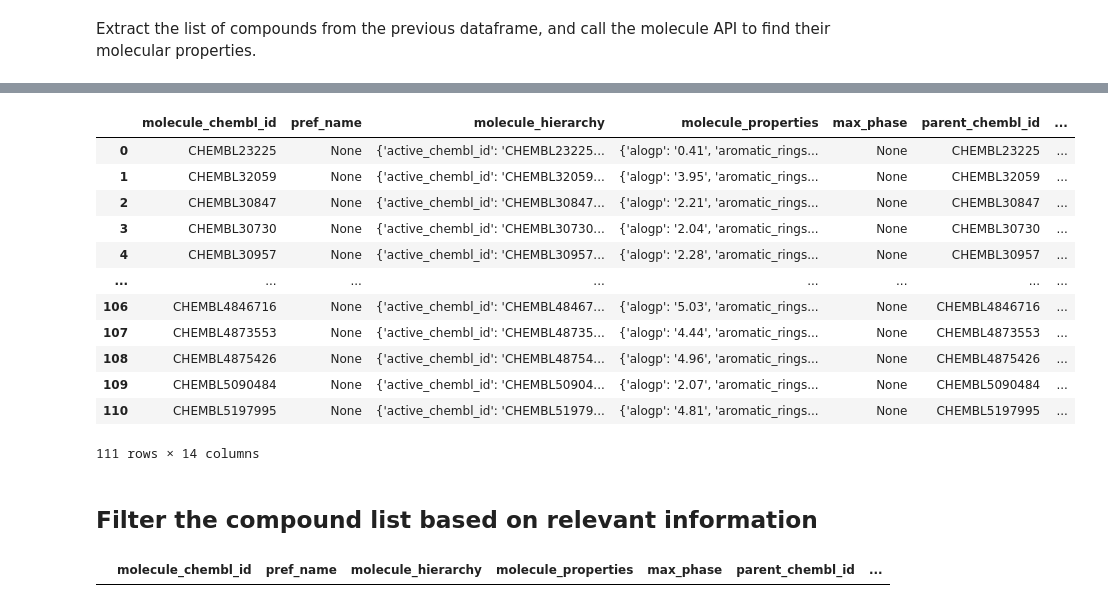
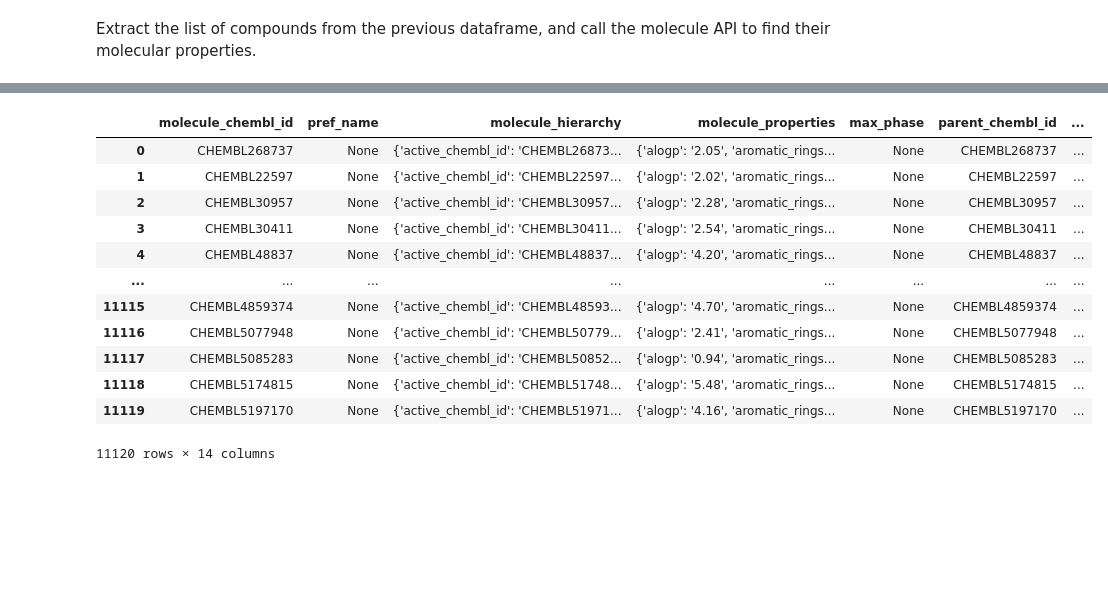
Before and after one commit to Biocomputing-Teaching/Carla-F-TFM, a Jupyter notebook: code/tfm.ipynb, the cells around one changed output, grey strips where cells are left out. Saved outputs shown, nothing was run; the diff lists cells and outputs as text; code cells hidden in the pictures; blank space fills up the shorter version.

```diff
--- a/code/tfm.ipynb
+++ b/code/tfm.ipynb
@@ -332,48 +387,17 @@ print(mol_df)
-# %%
-#Physicochemical properties (only report if cells are not null)
-#mol_df['acd_logd'] = mol_df.loc[ mol_df['molecule_properties'].notnull(), 'molecule_properties'].apply(lambda x: x['acd_logd'])
-#mol_df['acd_logp'] = mol_df.loc[ mol_df['molecule_properties'].notnull(), 'molecule_properties'].apply(lambda x: x['acd_logp'])
-#mol_df['acd_most_apka'] = mol_df.loc[ mol_df['molecule_properties'].notnull(), 'molecule_properties'].apply(lambda x: x['acd_most_apka'])
-#mol_df['acd_most_bpka'] = mol_df.loc[ mol_df['molecule_properties'].notnull(), 'molecule_properties'].apply(lambda x: x['acd_most_bpka'])
-mol_df['alogp'] = mol_df.loc[ mol_df['molecule_properties'].notnull(), 'molecule_properties'].apply(lambda x: x['alogp'])
-mol_df['hba'] = mol_df.loc[ mol_df['molecule_properties'].notnull(), 'molecule_properties'].apply(lambda x: x['hba'])
-mol_df['hbd'] = mol_df.loc[ mol_df['molecule_properties'].notnull(), 'molecule_properties'].apply(lambda x: x['hbd'])
-mol_df['mw_freebase'] = mol_df.loc[ mol_df['molecule_properties'].notnull(), 'molecule_properties'].apply(lambda x: x['mw_freebase']) #This is the mwt of the parent compound
-mol_df['full_mwt'] = mol_df.loc[ mol_df['molecule_properties'].notnull(), 'molecule_properties'].apply(lambda x: x['full_mwt']) #This is the mwt of the full compound including any salt
-mol_df['num_ro5_violations'] = mol_df.loc[ mol_df['molecule_properties'].notnull(), 'molecule_properties'].apply(lambda x: x['num_ro5_violations'])
-mol_df['psa'] = mol_df.loc[ mol_df['molecule_properties'].notnull(), 'molecule_properties'].apply(lambda x: x['psa'])
-mol_df['heavy_atoms'] = mol_df.loc[ mol_df['molecule_properties'].notnull(), 'molecule_properties'].apply(lambda x: x['heavy_atoms'])
-
-mol_df
-# %% [output]
-|  | molecule_chembl_id | pref_name | molecule_hierarchy | molecule_properties | max_phase | parent_chembl_id | ... |
-| 0 | CHEMBL23225 | None | {'active_chembl_id': 'CHEMBL23225... | {'alogp': '0.41', 'aromatic_rings... | None | CHEMBL23225 | ... |
-| 1 | CHEMBL32059 | None | {'active_chembl_id': 'CHEMBL32059... | {'alogp': '3.95', 'aromatic_rings... | None | CHEMBL32059 | ... |
-| 2 | CHEMBL30847 | None | {'active_chembl_id': 'CHEMBL30847... | {'alogp': '2.21', 'aromatic_rings... | None | CHEMBL30847 | ... |
-| 3 | CHEMBL30730 | None | {'active_chembl_id': 'CHEMBL30730... | {'alogp': '2.04', 'aromatic_rings... | None | CHEMBL30730 | ... |
-| 4 | CHEMBL30957 | None | {'active_chembl_id': 'CHEMBL30957... | {'alogp': '2.28', 'aromatic_rings... | None | CHEMBL30957 | ... |
-| ... | ... | ... | ... | ... | ... | ... | ... |
-| 106 | CHEMBL4846716 | None | {'active_chembl_id': 'CHEMBL48467... | {'alogp': '5.03', 'aromatic_rings... | None | CHEMBL4846716 | ... |
-| 107 | CHEMBL4873553 | None | {'active_chembl_id': 'CHEMBL48735... | {'alogp': '4.44', 'aromatic_rings... | None | CHEMBL4873553 | ... |
-| 108 | CHEMBL4875426 | None | {'active_chembl_id': 'CHEMBL48754... | {'alogp': '4.96', 'aromatic_rings... | None | CHEMBL4875426 | ... |
-| 109 | CHEMBL5090484 | None | {'active_chembl_id': 'CHEMBL50904... | {'alogp': '2.07', 'aromatic_rings... | None | CHEMBL5090484 | ... |
-| 110 | CHEMBL5197995 | None | {'active_chembl_id': 'CHEMBL51979... | {'alogp': '4.81', 'aromatic_rings... | None | CHEMBL5197995 | ... |
-111 rows × 14 columns
-# %% [markdown]
-## Filter the compound list based on relevant information
-# %%
-#Filter the compounds based on their molecular properties, or max_phase, for example:
-
-
-#Now keep only molecules with max_phase = 4 (ie approved drugs), for example:
-res = mol_df[ mol_df['max_phase'] == 4 ]
-
-# # OR keep only molecules with less than 400 amu, for example:
-# # but first need to convert strings to float for 'full_mwt':
-# mol_df['full_mwt'] = mol_df['full_mwt'].apply(lambda x: float(x) )
-# res = mol_df[ mol_df['full_mwt'] < 400 ]
-
-#Display only top few rows:
-res.head()
-# %% [output]
-|  | molecule_chembl_id | pref_name | molecule_hierarchy | molecule_properties | max_phase | parent_chembl_id | ... |
+# %%
+
+df_total
+# %% [output]
+|  | molecule_chembl_id | pref_name | molecule_hierarchy | molecule_properties | max_phase | parent_chembl_id | ... |
+| 0 | CHEMBL268737 | None | {'active_chembl_id': 'CHEMBL26873... | {'alogp': '2.05', 'aromatic_rings... | None | CHEMBL268737 | ... |
+| 1 | CHEMBL22597 | None | {'active_chembl_id': 'CHEMBL22597... | {'alogp': '2.02', 'aromatic_rings... | None | CHEMBL22597 | ... |
+| 2 | CHEMBL30957 | None | {'active_chembl_id': 'CHEMBL30957... | {'alogp': '2.28', 'aromatic_rings... | None | CHEMBL30957 | ... |
+| 3 | CHEMBL30411 | None | {'active_chembl_id': 'CHEMBL30411... | {'alogp': '2.54', 'aromatic_rings... | None | CHEMBL30411 | ... |
+| 4 | CHEMBL48837 | None | {'active_chembl_id': 'CHEMBL48837... | {'alogp': '4.20', 'aromatic_rings... | None | CHEMBL48837 | ... |
+| ... | ... | ... | ... | ... | ... | ... | ... |
+| 11115 | CHEMBL4859374 | None | {'active_chembl_id': 'CHEMBL48593... | {'alogp': '4.70', 'aromatic_rings... | None | CHEMBL4859374 | ... |
+| 11116 | CHEMBL5077948 | None | {'active_chembl_id': 'CHEMBL50779... | {'alogp': '2.41', 'aromatic_rings... | None | CHEMBL5077948 | ... |
+| 11117 | CHEMBL5085283 | None | {'active_chembl_id': 'CHEMBL50852... | {'alogp': '0.94', 'aromatic_rings... | None | CHEMBL5085283 | ... |
+| 11118 | CHEMBL5174815 | None | {'active_chembl_id': 'CHEMBL51748... | {'alogp': '5.48', 'aromatic_rings... | None | CHEMBL5174815 | ... |
+| 11119 | CHEMBL5197170 | None | {'active_chembl_id': 'CHEMBL51971... | {'alogp': '4.16', 'aromatic_rings... | None | CHEMBL5197170 | ... |
+11120 rows × 14 columns
```
Also changed, not shown: parts of 8 cells of this notebook, 1 other file.
